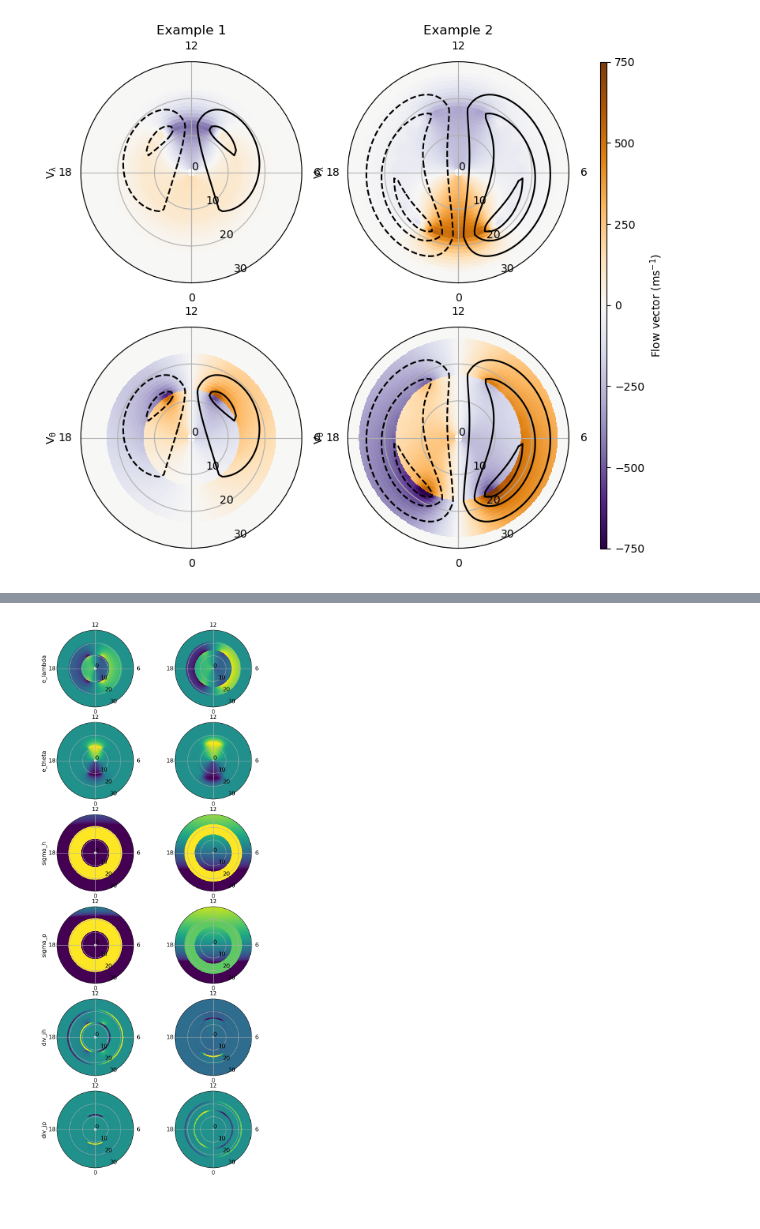
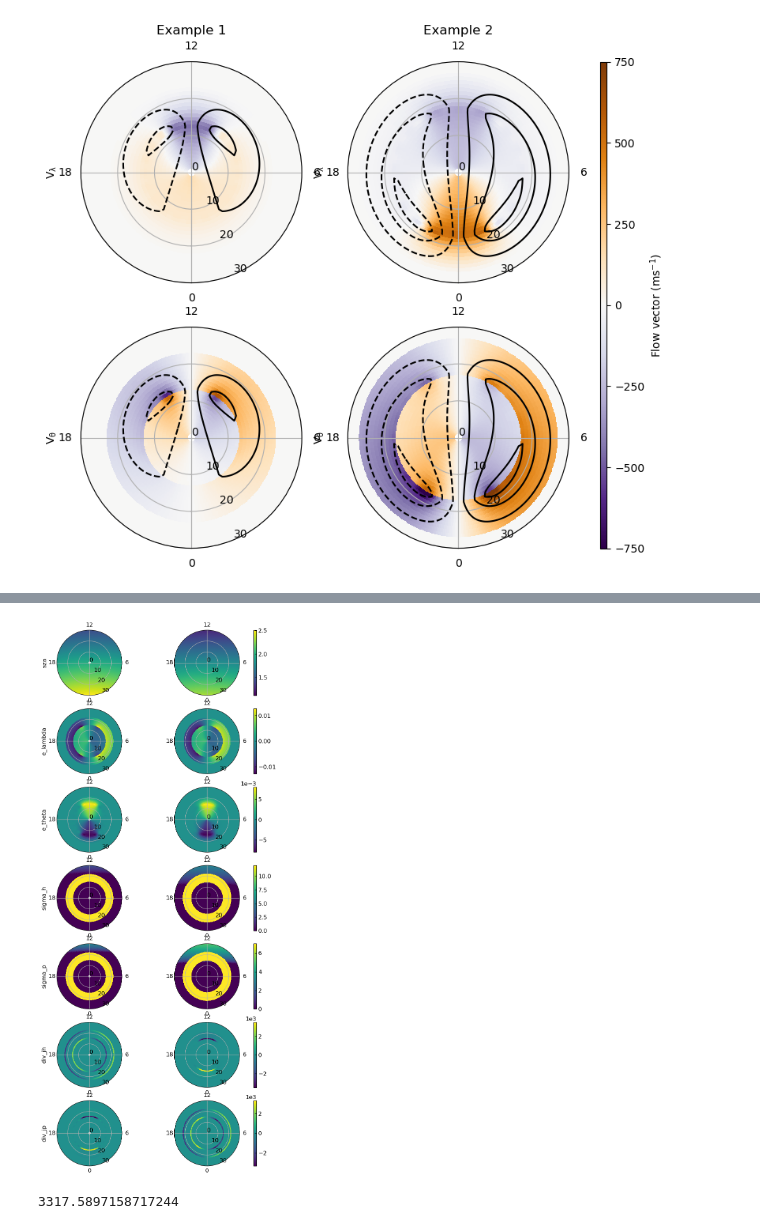
Before and after one commit to johncoxon/facer-model, a Jupyter notebook: notebooks/Milan (2013).ipynb, the cells around one changed output, grey strips where cells are left out. Drawn from its saved outputs; the diff is of its cells as text; code cells hidden in the pictures.

```diff
--- a/notebooks/Milan (2013).ipynb
+++ b/notebooks/Milan (2013).ipynb
@@ -201,9 +226,10 @@ class BetterModel(Model):
 # %%
 import datetime as dt
-model = BetterModel(8.09364, 8.09364, 78.8214, dt.datetime(2010,1,1), "north", f_pc=0.3)
+model = BetterModel(8.09364 * 1.7, 8.09364 * 1.7, 78.8214, dt.datetime(2010,1,1,17), "north",
+                    f_pc=0.3, r1_colat=15, delta_colat=7)
 # %%
 div_jh, div_jp, fac = model.currents()
 # %%
 from scipy.io import readsav
 
-sav = readsav("/Users/John/Desktop/3_1_17.sav")
+sav = readsav("/Users/John/Desktop/3_0_17.sav")
@@ -230,18 +236,34 @@ sav
 # %%
-from johncoxon.plot import configure_polar_plot
+from johncoxon.plot import add_cax, configure_polar_plot
 
-fig, ax = plt.subplots(6, 2, figsize=(8, 20), subplot_kw={"polar": True})
+fig, ax = plt.subplots(7, 2, figsize=(8, 20), subplot_kw={"polar": True})
+mesh = np.empty_like(ax, dtype=object)
 
-for row, variable in enumerate(["e_lambda", "e_theta", "sigma_h", "sigma_p", "div_jh", "div_jp"]):
-    ax[row, 1].pcolormesh(np.radians(np.arange(0, 360, 2)), np.arange(40),
-                          sav[variable].T, shading="nearest")
+for row, variable in enumerate(["sza", "e_lambda", "e_theta", "sigma_h", "sigma_p", "div_jh", "div_jp"]):
+    if variable == "sza":
+        plot = np.radians(sav["sza"])
+    else:
+        plot = sav[variable]
+    mesh[row, 1] = ax[row, 1].pcolormesh(np.radians(np.arange(0, 360, 2)), np.arange(40),
+                                         plot.T, shading="nearest")
     ax[row, 0].set_ylabel(variable, labelpad=20)
 
-model_variables = [model.e_labda, model.e_theta, model.sigma_h, model.sigma_p, div_jh, div_jp]
+model_variables = [model.sza, model.e_labda, model.e_theta, model.sigma_h, model.sigma_p, div_jh, div_jp]
 for row, variable in enumerate(model_variables):
-    ax[row, 0].pcolormesh(model.theta, model.colat, variable, shading="nearest")
+    mesh[row, 0] = ax[row, 0].pcolormesh(model.theta, model.colat, variable, shading="nearest")
+
+    cax = add_cax(fig, ax[row, :])
+    clim0 = mesh[row, 0].get_clim()
+    clim1 = mesh[row, 1].get_clim()
+    for i in [0, 1]:
+        mesh[row, i].set_clim(np.min((clim0, clim1)), np.max((clim0, clim1)))
+    plt.colorbar(mesh[row, 0], cax=cax)
 
 for a in ax.flatten():
     configure_polar_plot(a, 30)
 # %% [output]
-[figure, old version]
+[figure, new version]
+# %%
+np.max((mesh.get_clim(), mesh.get_clim()))
+# %% [output]
+3317.5897158717244
```
Also changed, not shown: parts of 2 cells of this notebook, 1 other file.
